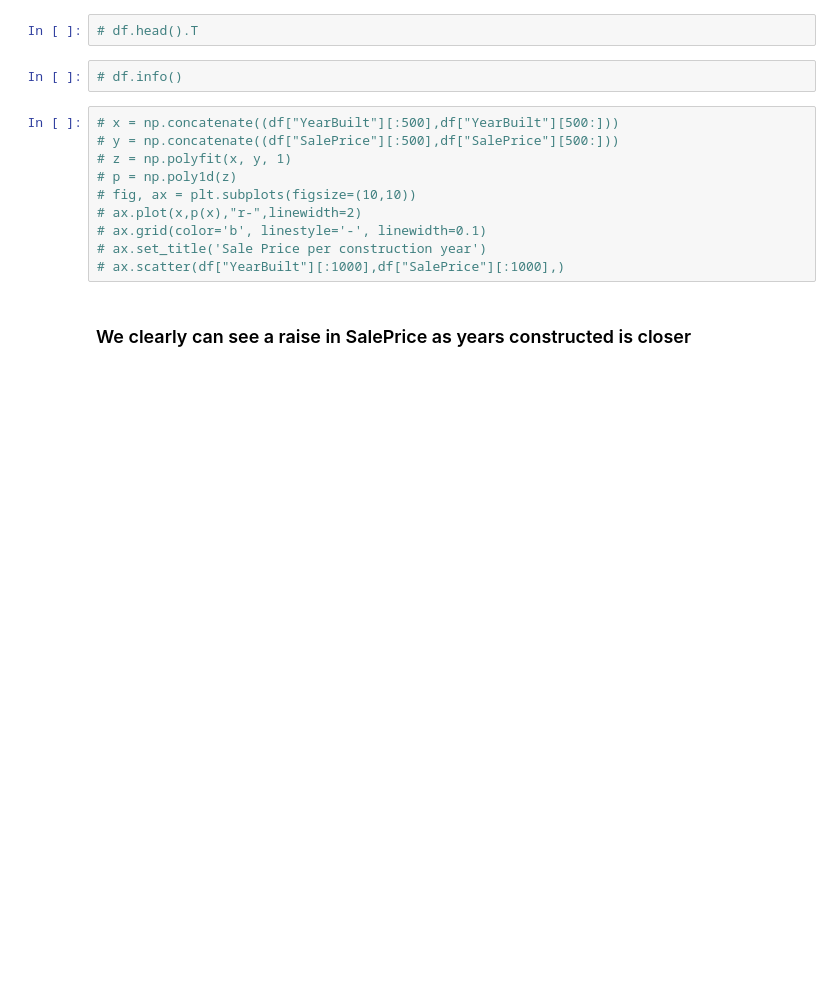
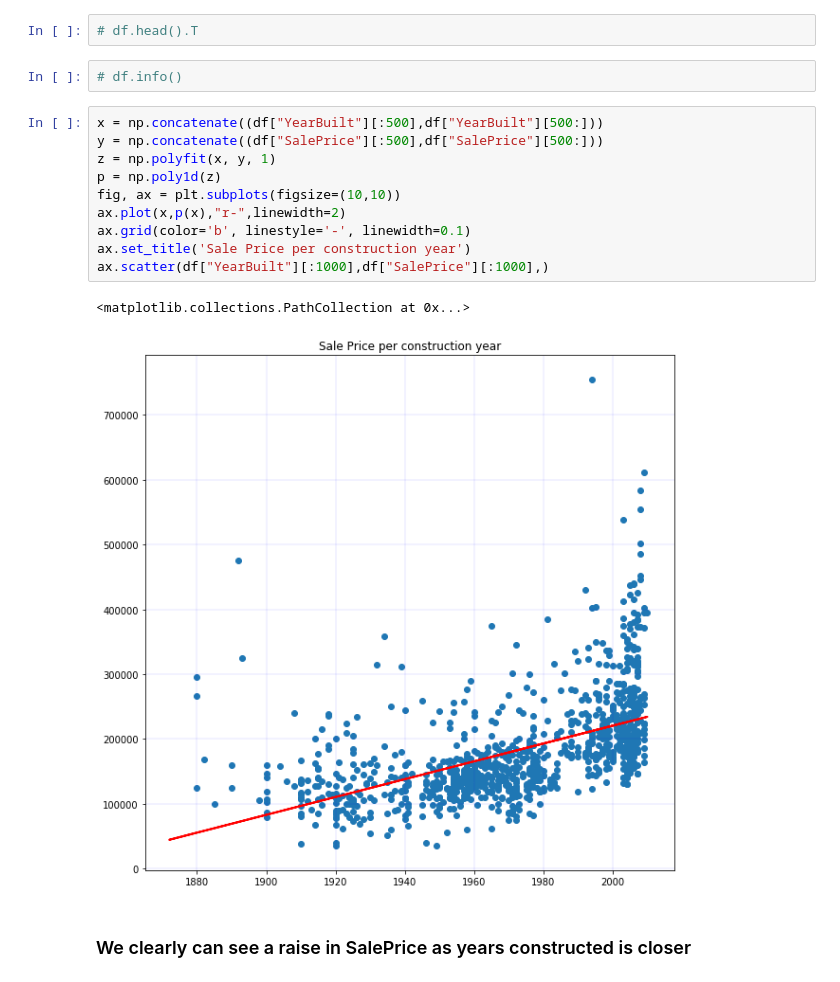
Before and after one commit to VasilisMpletsos/House-Prices-Kaggle-Competition, a Jupyter notebook: HousePrices.ipynb, the cells around one changed output. Cells and saved outputs as stored; diff of their text form; blank space fills up the shorter version.

```diff
--- a/HousePrices.ipynb
+++ b/HousePrices.ipynb
@@ -15,15 +23,18 @@ df = pd.read_csv("./house_prices/train.csv",low_memory=False)
 # %%
 # df.info()
 # %%
-# x = np.concatenate((df["YearBuilt"][:500],df["YearBuilt"][500:]))
-# y = np.concatenate((df["SalePrice"][:500],df["SalePrice"][500:]))
-# z = np.polyfit(x, y, 1)
-# p = np.poly1d(z)
-# fig, ax = plt.subplots(figsize=(10,10))
-# ax.plot(x,p(x),"r-",linewidth=2)
-# ax.grid(color='b', linestyle='-', linewidth=0.1)
-# ax.set_title('Sale Price per construction year')
-# ax.scatter(df["YearBuilt"][:1000],df["SalePrice"][:1000],)
+x = np.concatenate((df["YearBuilt"][:500],df["YearBuilt"][500:]))
+y = np.concatenate((df["SalePrice"][:500],df["SalePrice"][500:]))
+z = np.polyfit(x, y, 1)
+p = np.poly1d(z)
+fig, ax = plt.subplots(figsize=(10,10))
+ax.plot(x,p(x),"r-",linewidth=2)
+ax.grid(color='b', linestyle='-', linewidth=0.1)
+ax.set_title('Sale Price per construction year')
+ax.scatter(df["YearBuilt"][:1000],df["SalePrice"][:1000],)
+# %% [output]
+<matplotlib.collections.PathCollection at 0x...>
+[figure, added]
 # %% [markdown]
 ### We clearly can see a raise in SalePrice as years constructed is closer
 # %%
```
Also changed, not shown: parts of 12 cells of this notebook, 4 other files.
